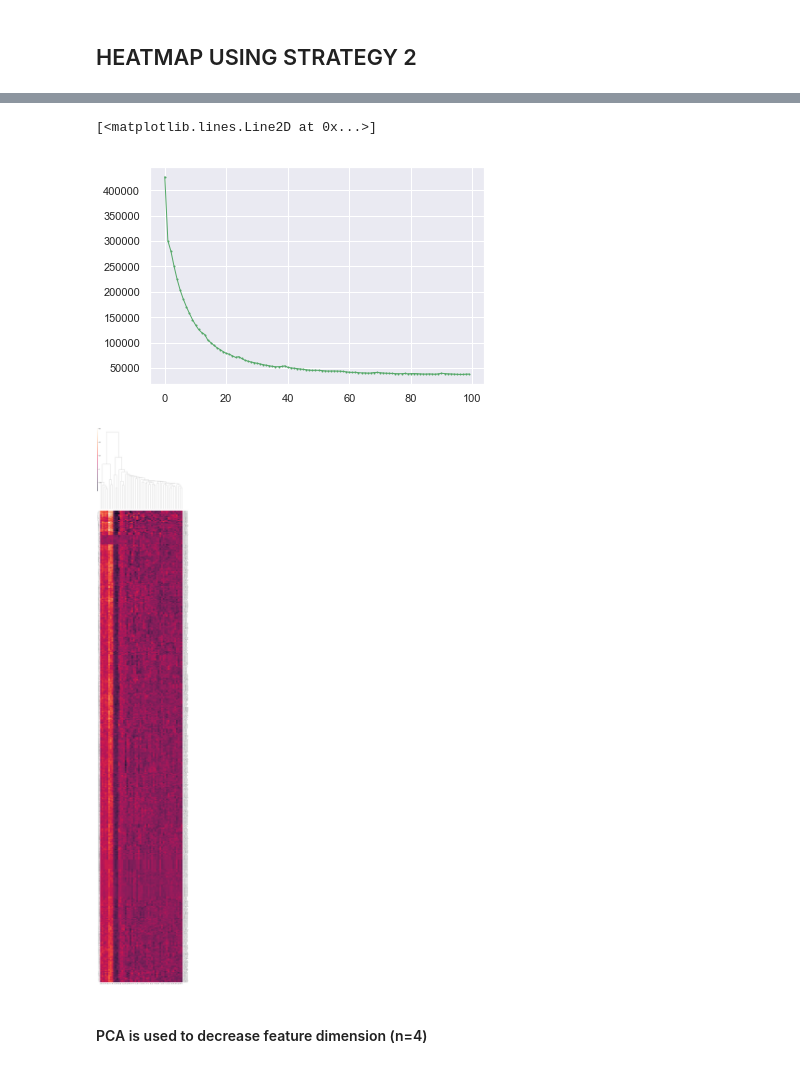
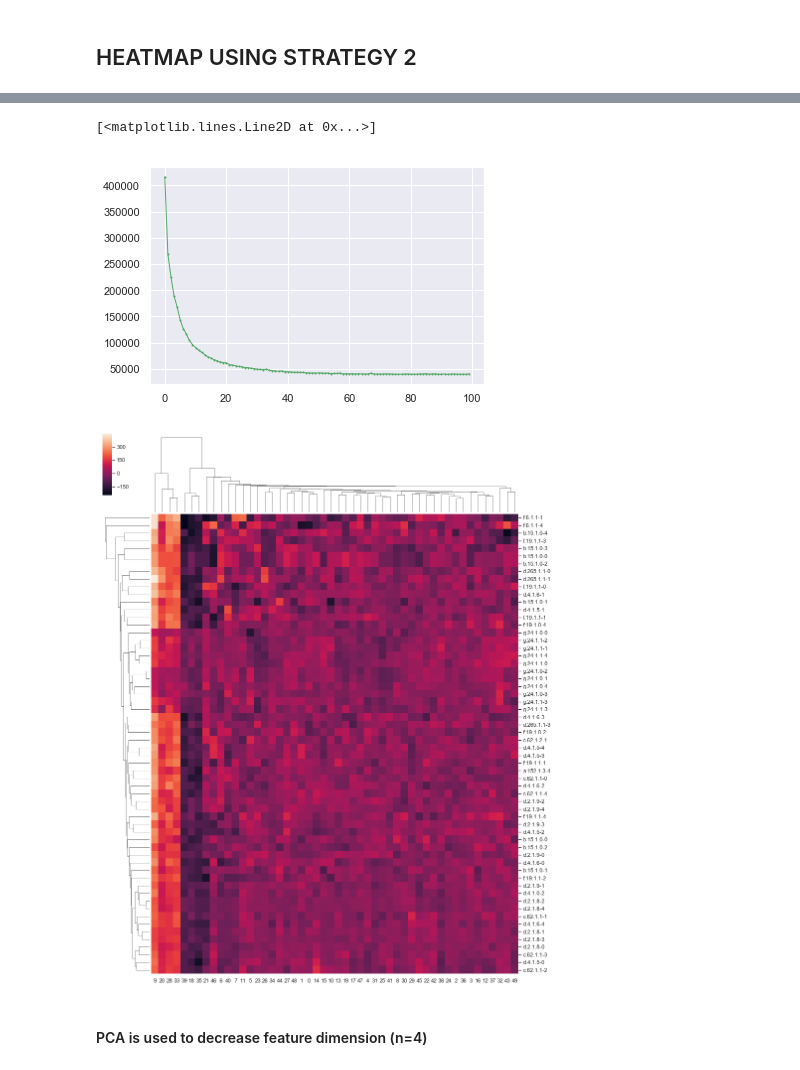
Before and after one commit to hacertilbec/Protein-Vectorization, a Jupyter notebook: Protein Distance Matrix/Hierarchical Clustering Heat Map.ipynb, the cells around one changed output, grey strips where cells are left out. Saved outputs shown, nothing was run; the diff lists cells and outputs as text; code cells hidden in the pictures.

```diff
--- a/Protein Distance Matrix/Hierarchical Clustering Heat Map.ipynb
+++ b/Protein Distance Matrix/Hierarchical Clustering Heat Map.ipynb
@@ -27,11 +28,3 @@ with open('pickle files/pdb_groups.pkl', 'rb') as f:
-# %%
-fold_dict = {}
-
-for family, pdbs in pdbgroups.items():
-    fold = ".".join(family.split(".")[:2])
-    fold_dict.setdefault(fold, [])
-    new = fold_dict[fold] + pdbs
-    fold_dict[fold] = new
 # %%
 selected_folds = filter(lambda x: x[1]==12, map(lambda x: (x[0],len(x[1])), fold_dict.items()))
 # %%
@@ -107,25 +98,28 @@ X_train, y_train = [],[]
 
 for protein,vector in matrixdict_s2.items():
     X_train.append(vector)
-    p = pdb.split("sample")[0]
-    label = label_dict[p]
+    p = protein.split("sample")[0]
+    try:
+        label = label_dict[p] + "-" + protein.split("sample")[1]
+    except:
+        label = label_dict[p]
     y_train.append(label)
-protein_names = matrixdict_s1.keys()
+protein_names = matrixdict_s2.keys()
 # %%
-input_size = len(X_train_new[0])
-new_features, loss = LinearAutoencoder(X_train_new, input_size, 50, 100, learning_rate=0.0001)
+input_size = len(X_train[0])
+new_features, loss = LinearAutoencoder(X_train, input_size, 50, 100, learning_rate=0.0001)
 # LOSS GRAPH
 fig, ax = plt.subplots()
 ax.plot(range(0,len(loss)), loss, 'go-', linewidth=1, markersize=1)
 # %% [output]
 [<matplotlib.lines.Line2D at 0x...>]
-[figure, old version]
+[figure, new version]
 # %%
-df = pd.DataFrame(new_features, index =y_train_new)
+df = pd.DataFrame(new_features, index =y_train)
 # %%
-g = sns.clustermap(df, yticklabels=True, figsize=(15, 100))
+g = sns.clustermap(df[:60], yticklabels=True, figsize=(15, 20))
 # %% [output]
-[figure, old version]
+[figure, new version]
 # %% [markdown]
 #### PCA is used to decrease feature dimension (n=4)
 # %%
```
Also changed, not shown: parts of 8 cells of this notebook, 1 other file.
